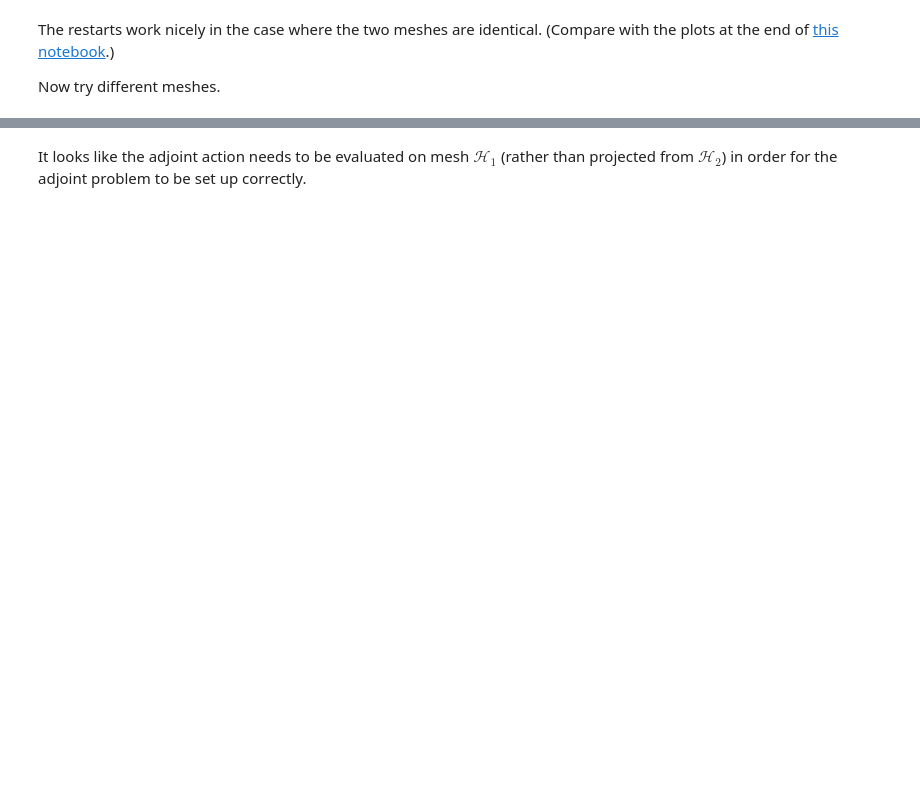
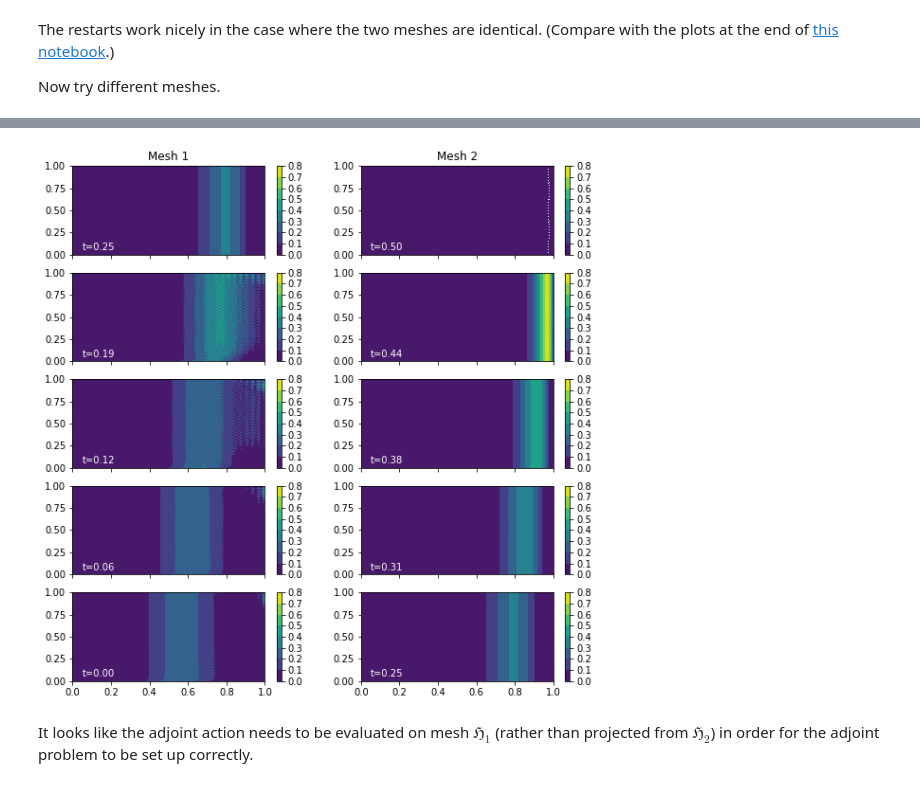
Before and after one commit to jwallwork23/adapt_utils_notebooks, a Jupyter notebook: burgers/burgers_with_restarts.ipynb, the cells around one changed output, grey strips where cells are left out. Saved outputs shown, nothing was run; the diff lists cells and outputs as text; code cells hidden in the pictures; blank space fills up the shorter version.

```diff
--- a/burgers/burgers_with_restarts.ipynb
+++ b/burgers/burgers_with_restarts.ipynb
@@ -157,5 +164,3 @@ Now try different meshes.
 # %%
 meshes = [left_mesh, right_mesh]
 function_spaces = [VectorFunctionSpace(mesh, "CG", 2) for mesh in meshes]
-# %%
-run_algorithm(function_spaces)
@@ -165,2 +167,6 @@ run_algorithm(function_spaces)
+# %%
+adj_different_mesh = run_algorithm(function_spaces)
+# %% [output]
+[figure, added]
 # %% [markdown]
-It looks like the adjoint action needs to be evaluated on mesh $\mathcal H_1$ (rather than projected from $\mathcal H_2$) in order for the adjoint problem to be set up correctly.
+It looks like the adjoint action needs to be evaluated on mesh $\mathfrak H_1$ (rather than projected from $\mathfrak H_2$) in order for the adjoint problem to be set up correctly.
```
Also changed, not shown: parts of 11 cells of this notebook.
